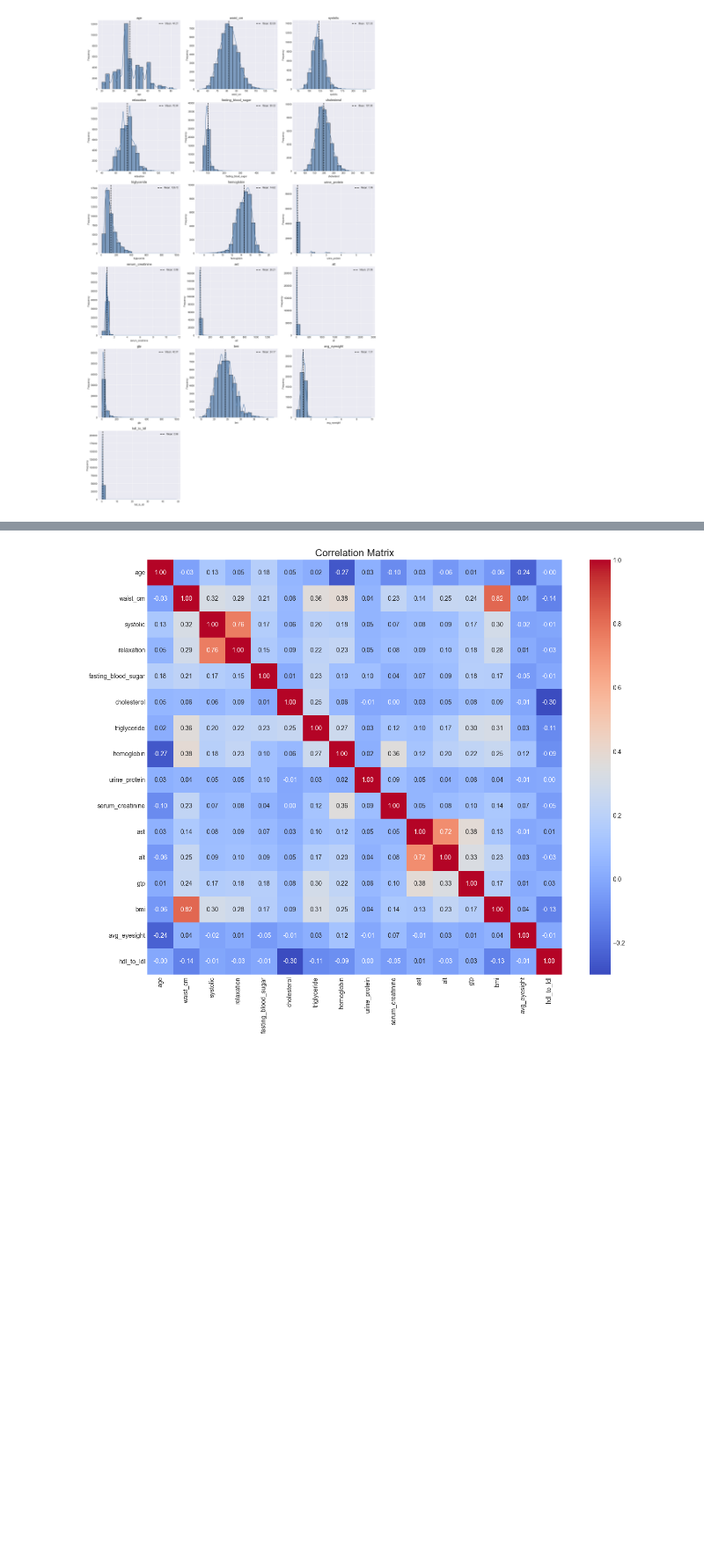
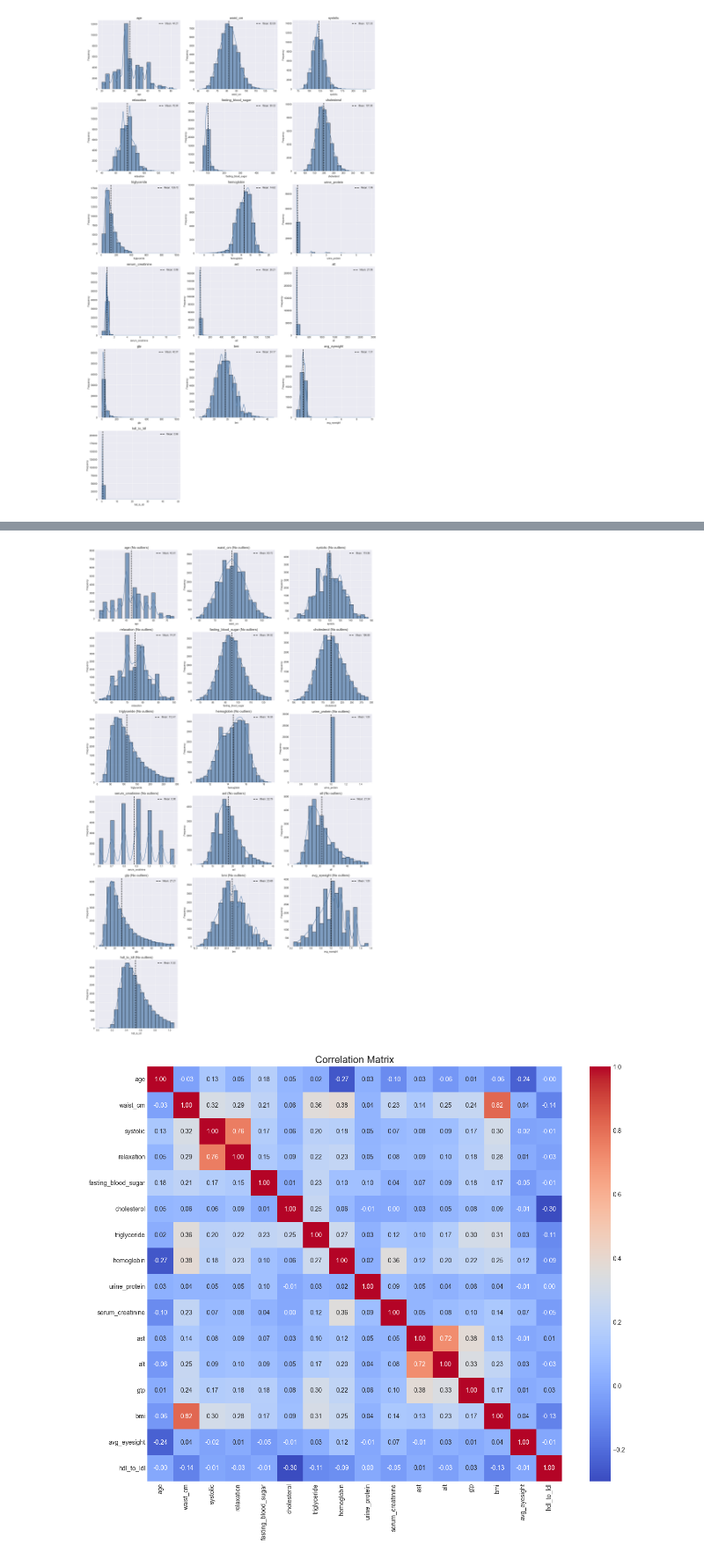
Before and after one commit to JeroHoyos/PredictiveAnalytics-Projects, a Jupyter notebook: body_signals_of_smoking/body_signals_of_smoking.ipynb, the cells around one changed output, grey strips where cells are left out. Shown at 88% size. Drawn from its saved outputs; the diff is of its cells as text; code cells hidden in the pictures; blank space fills up the shorter version.

```diff
--- a/body_signals_of_smoking/body_signals_of_smoking.ipynb
+++ b/body_signals_of_smoking/body_signals_of_smoking.ipynb
@@ -361,3 +407,66 @@ plt.show()
+# %%
+numeric_cols = df.select_dtypes(include=['int64', 'float64']).columns.tolist()
+
+df_no_outliers = df.copy()
+
+for col in numeric_cols:
+    Q1 = df[col].quantile(0.25)
+    Q3 = df[col].quantile(0.75)
+    IQR = Q3 - Q1
+
+    lower_bound = Q1 - 1.5 * IQR
+    upper_bound = Q3 + 1.5 * IQR
+
+    df_no_outliers = df_no_outliers[
+        (df_no_outliers[col] >= lower_bound) &
+        (df_no_outliers[col] <= upper_bound)
+    ]
+# %%
+numeric_cols = df_no_outliers.select_dtypes(include=['int64', 'float64']).columns.tolist()
+
+n_vars = len(numeric_cols)
+n_cols = 3
+n_rows = math.ceil(n_vars / n_cols)
+
+fig, axs = plt.subplots(n_rows, n_cols, figsize=(18, 5 * n_rows))
+axs = axs.flatten()
+plt.tight_layout(pad=4.0)
+
+for i, column in enumerate(numeric_cols):
+    ax = axs[i]
+
+    data = df_no_outliers[column].dropna()
+    mean_val = data.mean()
+
+    sns.histplot(
+        data,
+        bins=20,
+        kde=True,
+        color='#4e79a7',
+        alpha=0.7,
+        ax=ax
+    )
+
+    ax.axvline(
+        mean_val,
+        color='black',
+        linestyle='--',
+        linewidth=2,
+        label=f"Mean: {mean_val:.2f}"
+    )
+
+    ax.set_title(f"{column} (No outliers)", fontsize=14)
+    ax.set_xlabel(column)
+    ax.set_ylabel("Frequency")
+    ax.legend()
+
+
+for j in range(i + 1, len(axs)):
+    fig.delaxes(axs[j])
+
+plt.show()
+# %% [output]
+[figure, added]
 # %%
 correlation_matrix = df.corr(numeric_only=True)
 
```
Also changed, not shown: parts of 16 cells of this notebook, 4 other files.
